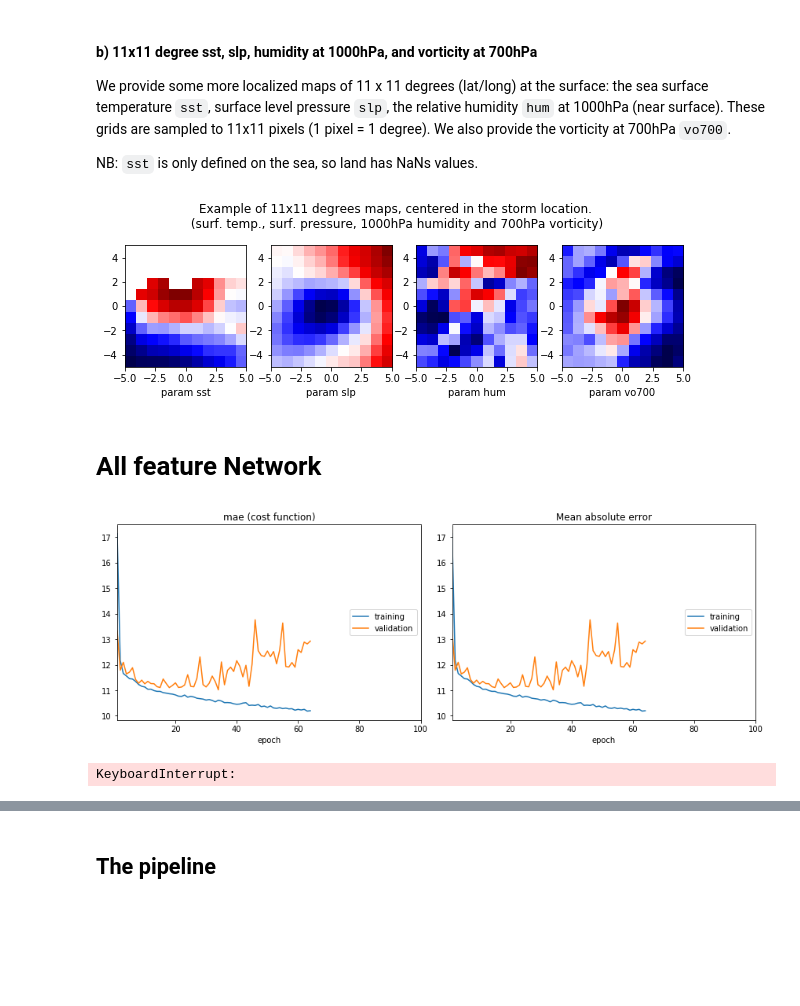
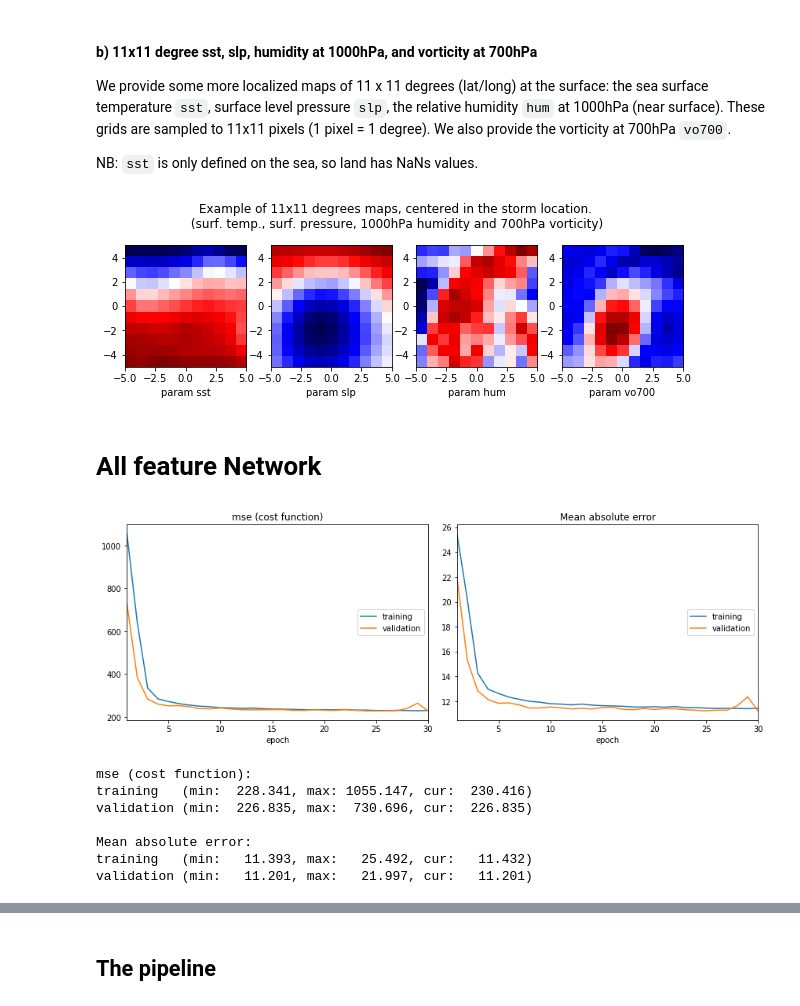
Before and after one commit to bgroenks96/csci-5622-project, a Jupyter notebook: storm_forecast/storm_forecast_starting_kit_NN.ipynb, the cells around one changed output, grey strips where cells are left out. Saved outputs shown, nothing was run; the diff lists cells and outputs as text; code cells hidden in the pictures; blank space fills up the shorter version.

```diff
--- a/storm_forecast/storm_forecast_starting_kit_NN.ipynb
+++ b/storm_forecast/storm_forecast_starting_kit_NN.ipynb
@@ -127,12 +127,16 @@ Let's have a look at the local train data (only the first rows are plotted).
 # %%
 from problem import get_train_data
 from problem import get_test_data
+from problem import get_full_train_data
+from problem import get_full_test_data
 import numpy as np
 
-data_train, y_train = get_train_data()
+# data_train, y_train = get_train_data()
+data_train, y_train = get_full_train_data()
 data_train.head()
 
-data_test, y_test = get_test_data()
+# data_test, y_test = get_test_data()
+data_test, y_test = get_full_test_data()
 # %%
 print(y_train)
 
@@ -611,7 +306,7 @@ for p,param in enumerate(params_11x11):
 t=plt.suptitle('Example of 11x11 degrees maps, centered in the storm location.'
          +'\n (surf. temp., surf. pressure, 1000hPa humidity and 700hPa vorticity)')
 # %% [output]
-[figure, old version]
+[figure, new version]
 # %% [markdown]
 
 
@@ -653,33 +331,54 @@ data_test_11 = data_test_11.reshape((len(data_test_11),11,11 ,4))
 # %%
+from keras.utils import plot_model
+from keras.layers.merge import concatenate
+from keras.models import Model, Sequential
+from keras.layers import Dense, Input, Conv2D, Flatten, Dropout
+from livelossplot import PlotLossesKeras
+
+## 0D model
+model1_in = Input((10,))
+model1_hid1 = Dense(8, input_dim=10, activation='relu', name='hidden_layer_1')(model1_in)
+model1_hid2 = Dense(16, input_dim=10, activation='relu', name='hidden_layer_2')(model1_hid1)
+model1_hid3 = Dense(32, input_dim=10, activation='relu', name='hidde_layer_3')(model1_hid2)
+model1_out = Dense(1, name='mode1_out')(model1_hid3)
+model1 = Model(model1_in, model1_out)
+
+## sshv
 model3_in = Input((11,11,4,))
 model3_hid1 = Conv2D(64, kernel_size=(3, 3), strides=(1, 1), activation='relu', input_shape=data_train_11[0].shape)(model3_in)
-model3_hid2 = Conv2D(64, kernel_size=(3, 3), strides=(1, 1), activation='relu', input_shape=data_train_11[0].shape)(model3_hid1)
-model3_hid3 = Conv2D(64, kernel_size=(3, 3), strides=(1, 1), activation='relu', input_shape=data_train_11[0].shape)(model3_hid2)
-model2_hid4 = Dropout(0.25)(model2_hid3)
-model3_hid5 = Flatten()(model3_hid4)
+model3_hid2 = Conv2D(32, kernel_size=(3, 3), strides=(1, 1), activation='relu', input_shape=data_train_11[0].shape)(model3_hid1)
+model3_hid3 = Conv2D(16, kernel_size=(3, 3), strides=(1, 1), activation='relu', input_shape=data_train_11[0].shape)(model3_hid2)
+#model3_hid4 = Dropout(0.20)(model3_hid3)
+model3_hid5 = Flatten()(model3_hid3)
+
 
 model3_dense1 = Dense(8, activation = 'relu') (model3_hid5)
-model3_out = Dense(1, activation = 'relu') (model3_dense1)
+model3_out = Dense(1) (model3_dense1)
 model3 = Model(model3_in, model3_out)
 
-concatenated = concatenate([model1_out, model2_out, model3_out])
+## merged data
+# concatenated = concatenate([model1_out, model2_out, model3_out])
+concatenated = concatenate([model1_out, model3_out])
 out1 = Dense(8, activation='relu', name='output_layer_1')(concatenated)
-out2 = Dense(1, activation='relu', name='output_layer_2')(out1)
+out2 = Dense(1, name='output_layer_2')(out1)
 
-merged_model = Model([model1_in, model2_in, model3_in], out2)
-merged_model.compile(loss='mae', optimizer='adam', metrics=['mae'])
 
-history = merged_model.fit([D0_train, data_train_uvz, data_train_11],
+merged_model = Model([model1_in, model3_in], out2)
+merged_model.compile(loss='mse', optimizer='adam', metrics=['mae'])
+
+history = merged_model.fit([D0_train, data_train_11],
                     y_train,
-                    epochs=100,
+                    epochs=30,
+                    validation_split=0.33,
                     batch_size=128,
                     verbose = 0,
-                    callbacks=[PlotLossesKeras()],
-                    validation_data = ([D0_test, data_test_uvz, data_test_11], y_test))
-
-
-score = merged_model.evaluate([D0_test, data_test_uvz, data_test_11], y_test, verbose=1)
-print("test error: ", score)
+                    callbacks=[PlotLossesKeras()])
 # %% [output]
-[figure, old version]
+[figure, new version]
-KeyboardInterrupt:
+mse (cost function):
+training   (min:  228.341, max: 1055.147, cur:  230.416)
+validation (min:  226.835, max:  730.696, cur:  226.835)
+
+Mean absolute error:
+training   (min:   11.393, max:   25.492, cur:   11.432)
+validation (min:   11.201, max:   21.997, cur:   11.201)
```
Also changed, not shown: parts of 14 cells of this notebook.
